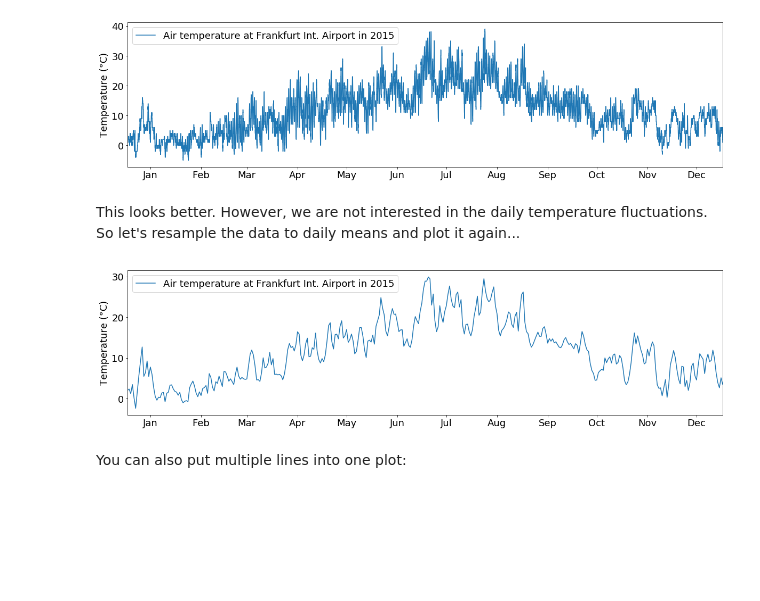
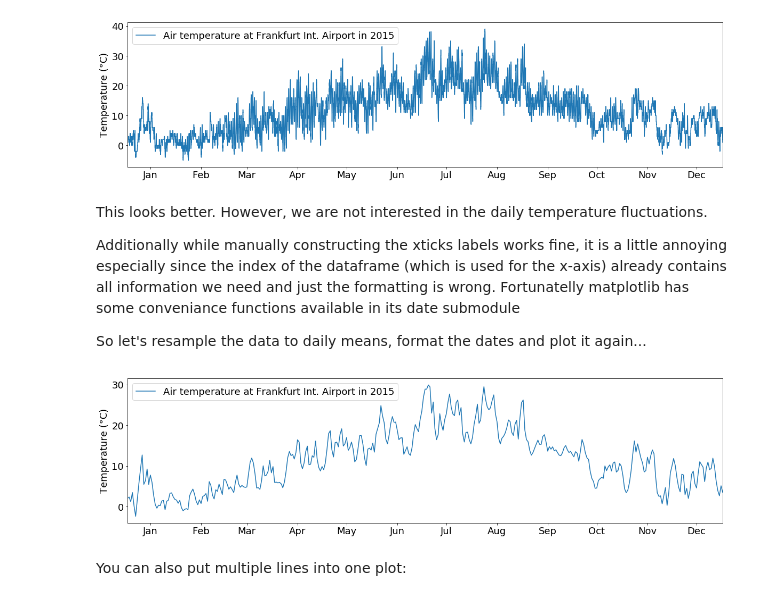
Before and after one commit to python-kurs/sommersemester_2019, a Jupyter notebook: content/units/S01E04.ipynb, the cells around one changed output. Drawn from its saved outputs; the diff is of its cells as text; code cells hidden in the pictures; blank space fills up the shorter version.

Commit message:
Add agg function and date formatter, fixed spaces [ci skip]

```diff
--- a/content/units/S01E04.ipynb
+++ b/content/units/S01E04.ipynb
@@ -16,7 +16,7 @@ Let's say we want to investigate the weather data recorded at the Frankfurt Inte
 First, we want to read the data:
 # %%
 import pandas as pd
-tabelle = pd.read_csv('../data/frankfurt_weather.csv',parse_dates=['time'],index_col="time",sep=",")
+tabelle = pd.read_csv(""../data/frankfurt_weather.csv",parse_dates=["time"],index_col="time",sep=",")
 # %% [markdown]
 The pandas function `pd.read_csv(...)` opens the csv file and reads its contents.
 
@@ -501,20 +521,38 @@ plt.show()
 # %% [output]
 [figure]
 # %% [markdown]
-This looks better. However, we are not interested in the daily temperature fluctuations. So let's resample the data to daily means and plot it again...
+This looks better. However, we are not interested in the daily temperature fluctuations.
+
+Additionally while manually constructing the xticks labels works fine, it is a little annoying especially since the index of the dataframe (which is used for the x-axis) already contains all information we need and just the formatting is wrong. Fortunatelly matplotlib has some conveniance functions available in its date submodule
+
+So let's resample the data to daily means, format the dates and plot it again...
-# %%
-temp_resampled = tabelle.air_temperature.resample("1d").mean()
-
-plt.figure(figsize=(20,5))
-plt.rcParams['font.size'] = 18
-plt.plot(temp_resampled,label="Air temperature at Frankfurt Int. Airport in 2015")
-plt.legend()
-plt.ylabel("Temperature (°C)")
-plt.xlim(("2015-01-01","2015-12-31"))
-plt.xticks(["2015-{:02d}-15".format(x) for x in range(1,13,1)],["Jan","Feb","Mar","Apr","May","Jun","Jul","Aug","Sep","Oct","Nov","Dec"])
-plt.show()
-# %% [output]
-[figure, removed]
+# %%
+temp_resampled = tabelle.air_temperature.resample("1d").mean()
+
+fig = plt.figure(figsize=(20,5))
+plt.rcParams["font.size"] = 18
+
+ax = fig.add_subplot(111)
+
+ax.plot(temp_resampled,label="Air temperature at Frankfurt Int. Airport in 2015")
+
+ax.legend()
+ax.set_ylabel("Temperature (°C)")
+ax.set_xlim(("2015-01-01","2015-12-31"))
+
+# instead of creating the month labels manually we use matplotlibs built in date locators and formatters
+# set up the locator to find the 15th of every month (even though not every month is the same length this is close enough)
+days = mdates.DayLocator(bymonthday=15)
+# set the date format to the month shortname
+monthFmt = mdates.DateFormatter("%b")
+
+# apply locator and formatter to the ticks
+ax.xaxis.set_major_locator(days)
+ax.xaxis.set_major_formatter(monthFmt)
+
+plt.show()
+# %% [output]
+[figure, added]
 # %% [markdown]
 You can also put multiple lines into one plot:
 # %%
```
Also changed, not shown: parts of 24 cells of this notebook.
